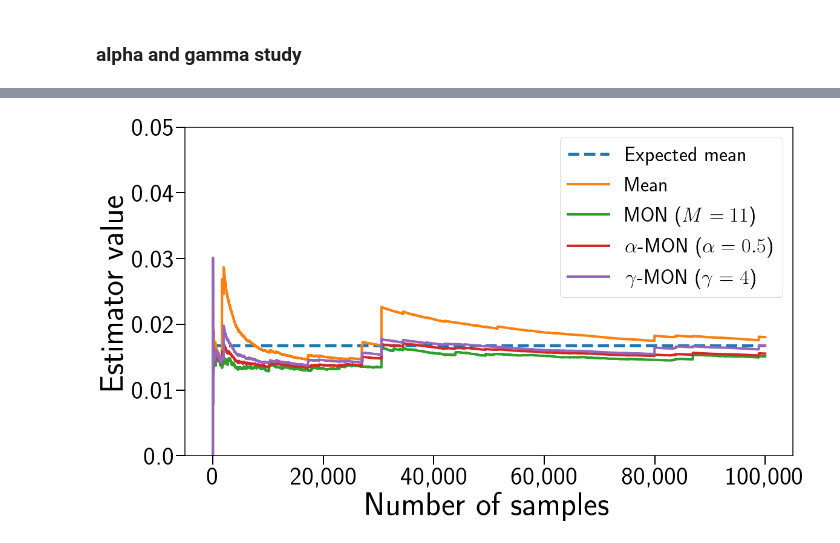
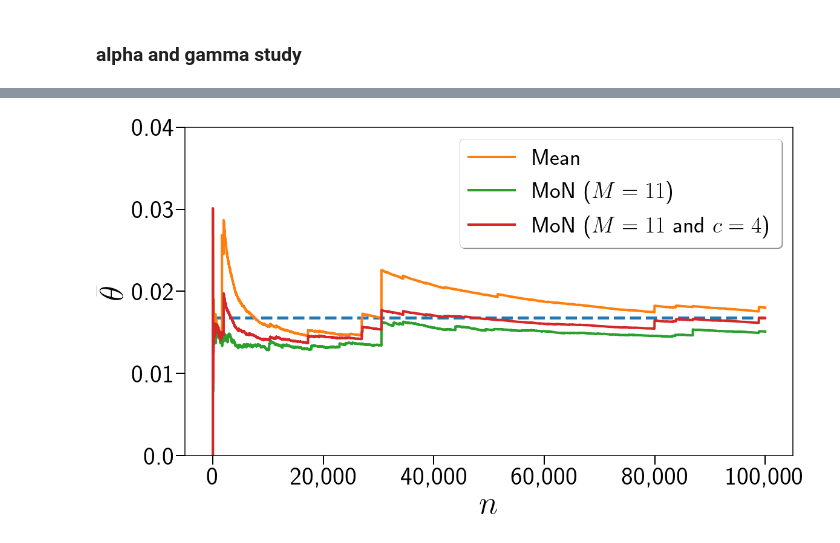
Before and after one commit to prise-3d/pbrt-v4, a Jupyter notebook: studies/alpha_dist_study.ipynb, the cells around one changed output, grey strips where cells are left out. Drawn from its saved outputs; the diff is of its cells as text; code cells hidden in the pictures.

```diff
--- a/studies/alpha_dist_study.ipynb
+++ b/studies/alpha_dist_study.ipynb
@@ -371,7 +392,7 @@ ADMON_k21 = [ dist_mon(m, 21, 4) for m in means_evolution_k21 ]
 params = {'backend': 'ps',
           'axes.labelsize': 54,
           'font.size': 40,
-          'legend.fontsize': 36,
+          'legend.fontsize': 38,
           'xtick.labelsize': 42,
           'ytick.labelsize': 42,
           'text.usetex': True,
@@ -389,27 +410,28 @@ plt.tick_params(axis='both', width=2, length=15)
 
 labels = ['R', 'G', 'B']
 
-plt.plot([0, 100000], [r_true_mean, r_true_mean], lw=5, label='Expected mean', linestyle="--")
+plt.plot([0, 100000], [r_true_mean, r_true_mean], lw=5, linestyle="--")
 plt.plot(means, label='Mean', linewidth=4)
-plt.plot(MON_k11, label='MON ($M=11$)', linewidth=4)
-plt.plot(AMON_k11, label=r'$\alpha$-MON ($\alpha=0.5$)', linewidth=4)
-plt.plot(ADMON_k11, label=r'$\gamma$-MON ($\gamma = 4$)', linewidth=4)
+plt.plot(MON_k11, label='MoN ($M=11$)', linewidth=4)
+#plt.plot(AMON_k11, label=r'$\alpha$-MON ($\alpha=0.5$)', linewidth=4)
+plt.plot(ADMON_k11, label=r'MoN ($M=11$ and $c = 4$)', linewidth=4)
 #plt.plot(GMON_k11, label=r'$G$-MON ($\alpha = 1 - G$)', linewidth=4)
 #plt.plot(GMON_k11_mid, label=r'$G$-MON ($\alpha = 0.5$)', linewidth=4)
 #plt.xlim(-1, 100)
 
-plt.xlabel("Number of samples")
-plt.ylabel(r"Estimator value")
+plt.xlabel(r"$n$")
+plt.ylabel(r"$\bar{\theta}$")
 #plt.ylim(0, 0.15)
 #plt.xlim(-0.03, 6)
-plt.ylim(0, 0.05)
+plt.ylim(0, 0.04)
 plt.legend(loc='upper right')
+plt.legend(loc='upper right', bbox_to_anchor=(1.0, 1.0), shadow=True, ncol=1, columnspacing=1)
 #plt.legend(loc='upper center', bbox_to_anchor=(0.5, -0.25), shadow=True, ncol=3)
 #plt.xticks(np.arange(-10, 15, step=5), np.arange(-10, 15, step=5))  # Set label locations.
 plt.xticks(np.arange(0, 120000, step=20000), display_high_number(np.arange(0, 120000, step=20000)))  # Set label locations.
-plt.yticks(np.arange(0, 0.06, step=0.01), prepare_mode_data(np.arange(0, 0.06, step=0.01)))
+plt.yticks(np.arange(0, 0.05, step=0.01), prepare_mode_data(np.arange(0, 0.05, step=0.01)))
 #plt.xticks(fontsize=14)
 #plt.yticks(fontsize=14)
-plt.savefig("images/amon_estimators_A_and_G_outliers.png", transparent=True, bbox_inches = 'tight', pad_inches = 0.1)
+plt.savefig("images/amon_estimators_A_and_G_outliers.png", transparent=True, bbox_inches = 'tight', pad_inches = 0.2)
 plt.show()
 # %% [output]
@@ -443,47 +465,47 @@ ADMON_k21 = [ dist_mon(m, 21, 4) for m in means_evolution_filtered_k21 ]
 params = {'backend': 'ps',
           'axes.labelsize': 54,
           'font.size': 40,
-          'legend.fontsize': 34,
+          'legend.fontsize': 38,
           'xtick.labelsize': 42,
           'ytick.labelsize': 42,
           'text.usetex': True,
           'font.style': 'normal',
           'font.weight': 'bold',
           'axes.linewidth': 1.5,
           'lines.linewidth': 4,
           'figure.figsize': (18, 10)}
 
 
 plt.rcParams.update(params)
 
 plt.margins(tight=True)
 plt.tick_params(axis='both', width=2, length=15)
 
 labels = ['R', 'G', 'B']
 
-plt.plot([0, 100000], [r_true_mean, r_true_mean], lw=5, label='Expected mean', linestyle="--")
+plt.plot([0, 100000], [r_true_mean, r_true_mean], lw=5, linestyle="--")
 plt.plot(means, label='Mean', linewidth=4)
-plt.plot(MON_k11, label='MON ($M=11$)', linewidth=4)
-plt.plot(AMON_k11, label=r'$\alpha$-MON ($\alpha=0.5$)', linewidth=4)
-plt.plot(ADMON_k11, label=r'$\gamma$-MON ($\gamma = 4$)', linewidth=4)
+plt.plot(MON_k11, label='MoN ($M=11$)', linewidth=4)
+plt.plot(ADMON_k11, label=r'MoN ($M=11$ and $c = 4$)', linewidth=4)
 
 #plt.xlim(-1, 100)
 
-plt.xlabel("Number of samples")
-plt.ylabel(r"Estimator value")
+plt.xlabel(r"$n$")
+plt.ylabel(r"$\bar{\theta}$")
 #plt.ylim(0, 0.15)
 #plt.xlim(-0.03, 6)
 #plt.ylim(0.15, 0.20)
 
-plt.ylim(0, 0.05)
+plt.ylim(0, 0.04)
 plt.legend()
+plt.legend(loc='upper right', bbox_to_anchor=(1.0, 1.0), shadow=True, ncol=1, columnspacing=1)
 #plt.legend(loc='upper center', bbox_to_anchor=(0.5, -0.25), shadow=True, ncol=3)
 #plt.xticks(np.arange(-10, 15, step=5), np.arange(-10, 15, step=5))  # Set label locations.
 plt.xticks(np.arange(0, 120000, step=20000), display_high_number(np.arange(0, 120000, step=20000)))  # Set label locations.
-plt.yticks(np.arange(0, 0.06, step=0.01), prepare_mode_data(np.arange(0, 0.06, step=0.01)))
+plt.yticks(np.arange(0, 0.05, step=0.01), prepare_mode_data(np.arange(0, 0.05, step=0.01)))
 #plt.xticks(fontsize=14)
 #plt.yticks(fontsize=14)
-plt.savefig("images/amon_estimators_A_and_G_no_outlier.png", transparent=True, bbox_inches = 'tight', pad_inches = 0.1)
+plt.savefig("images/amon_estimators_A_and_G_no_outlier.png", transparent=True, bbox_inches = 'tight', pad_inches = 0.2)
 plt.show()
 # %% [output]
-[figure, old version]
+[figure, new version]
```
Also changed, not shown: parts of 10 cells of this notebook, 3 other files.
